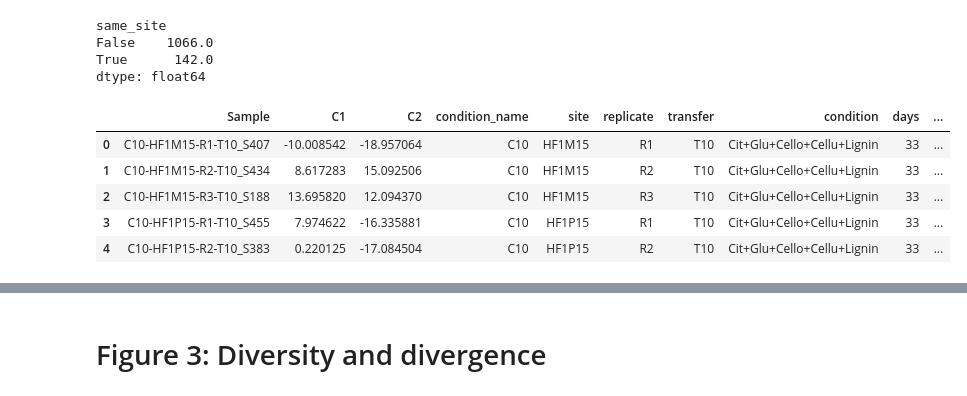
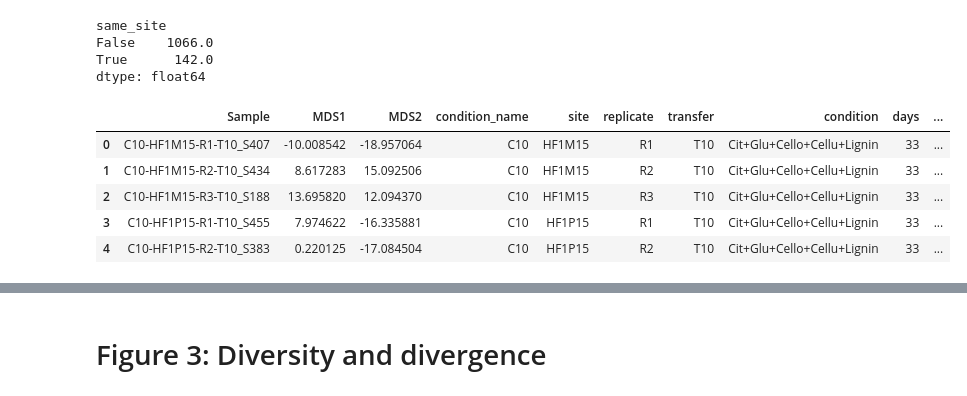
Before and after one commit to segrelab/MetabolicComplexityDivergence, a Jupyter notebook: env_complexity_publication_figures.ipynb, the cells around one changed output, grey strips where cells are left out. Cells and saved outputs as stored; diff of their text form; code cells hidden in the pictures.

```diff
--- a/env_complexity_publication_figures.ipynb
+++ b/env_complexity_publication_figures.ipynb
@@ -307,8 +319,8 @@ plt.show()
 # %%
 "Linear regression between conditions and distances"
 linregress_stats = derep_same_conditions[derep_same_conditions.sample1_days.gt(0)].sort_values(['sample1_days', 'sample1_condition_number']).groupby(['sample1_days', 'sample1_condition_type']).apply(lambda x: pd.Series(dict(zip(['slope', 'intercept', 'rvalue', 'pvalue', 'stderr', 'intercept_stderr'], linregress(x.sample1_condition_number, x.distance, 'greater'))))).reset_index()
-linregress_stats['plot_pvalue'] = -np.log10(linregress_stats.pvalue)
-linregress_stats['pos_sig'] = linregress_stats.slope.gt(0) & linregress_stats.pvalue.lt(.05)
+# linregress_stats['plot_pvalue'] = -np.log10(linregress_stats.pvalue)
+# linregress_stats['pos_sig'] = linregress_stats.slope.gt(0) & linregress_stats.pvalue.lt(.05)
 # linregress_stats.groupby('sample1_condition_type').pos_sig.agg(['sum', 'mean'])
 linregress_stats['condition_type'] = linregress_stats.sample1_condition_type.str.capitalize()
 linregress_stats
@@ -398,8 +417,8 @@ derep_same_conditions_nohf1p_hf3h = derep_same_conditions[(~derep_same_condition
 
 "Linear regression between conditions and distances without HF1P and HF3H"
 linregress_stats_nohf1p_hf3h = derep_same_conditions_nohf1p_hf3h[derep_same_conditions_nohf1p_hf3h.sample1_days.gt(0)].sort_values(['sample1_days', 'sample1_condition_number']).groupby(['sample1_days', 'sample1_condition_type']).apply(lambda x: pd.Series(dict(zip(['slope', 'intercept', 'rvalue', 'pvalue', 'stderr', 'intercept_stderr'], linregress(x.sample1_condition_number, x.distance, 'greater'))))).reset_index()
-linregress_stats_nohf1p_hf3h['plot_pvalue'] = -np.log10(linregress_stats_nohf1p_hf3h.pvalue)
-linregress_stats_nohf1p_hf3h['pos_sig'] = linregress_stats_nohf1p_hf3h.slope.gt(0) & linregress_stats_nohf1p_hf3h.pvalue.lt(.05)
+# linregress_stats_nohf1p_hf3h['plot_pvalue'] = -np.log10(linregress_stats_nohf1p_hf3h.pvalue)
+# linregress_stats_nohf1p_hf3h['pos_sig'] = linregress_stats_nohf1p_hf3h.slope.gt(0) & linregress_stats_nohf1p_hf3h.pvalue.lt(.05)
 # linregress_stats.groupby('sample1_condition_type').pos_sig.agg(['sum', 'mean'])
 linregress_stats_nohf1p_hf3h['condition_type'] = linregress_stats_nohf1p_hf3h.sample1_condition_type.str.capitalize()
 # %%
@@ -553,21 +580,21 @@ dtype: float64
 # %%
 "Final timepoint MDS on each condition independently"
 mds_data = []
 for condition in md.condition.unique():
     condition_samples = md[md.condition.eq(condition) & md.days.eq(33)].index
     condition_dist = dist.loc[condition_samples, condition_samples]
     mds_condition_data = MDS(dissimilarity='precomputed', normalized_stress='auto', random_state=123).fit_transform(condition_dist)
-    mds_condition = pd.DataFrame(mds_condition_data, condition_dist.columns, ['C1', 'C2']).join(md)
+    mds_condition = pd.DataFrame(mds_condition_data, condition_dist.columns, ['MDS1', 'MDS2']).join(md)
     mds_data.append(mds_condition)
 # Combine
 mds_independent = pd.concat(mds_data).reset_index()
 # Dereplicate
-mds_independent_derep = mds_independent.groupby(['condition_name', 'condition', 'site', 'days', 'condition_type', 'condition_number'])[['C1', 'C2']].mean().reset_index()
+mds_independent_derep = mds_independent.groupby(['condition_name', 'condition', 'site', 'days', 'condition_type', 'condition_number'])[['MDS1', 'MDS2']].mean().reset_index()
 # T10 is from same replicate as others from site
 mds_independent_site_rep = mds_independent[mds_independent.is_site_rep]
 mds_independent.head()
 # %% [output]
-|  | Sample | C1 | C2 | condition_name | site | replicate | transfer | condition | days | ... |
+|  | Sample | MDS1 | MDS2 | condition_name | site | replicate | transfer | condition | days | ... |
 | 0 | C10-HF1M15-R1-T10_S407 | -10.008542 | -18.957064 | C10 | HF1M15 | R1 | T10 | Cit+Glu+Cello+Cellu+Lignin | 33 | ... |
 | 1 | C10-HF1M15-R2-T10_S434 | 8.617283 | 15.092506 | C10 | HF1M15 | R2 | T10 | Cit+Glu+Cello+Cellu+Lignin | 33 | ... |
 | 2 | C10-HF1M15-R3-T10_S188 | 13.695820 | 12.094370 | C10 | HF1M15 | R3 | T10 | Cit+Glu+Cello+Cellu+Lignin | 33 | ... |
```
Also changed, not shown: parts of 28 cells of this notebook.
